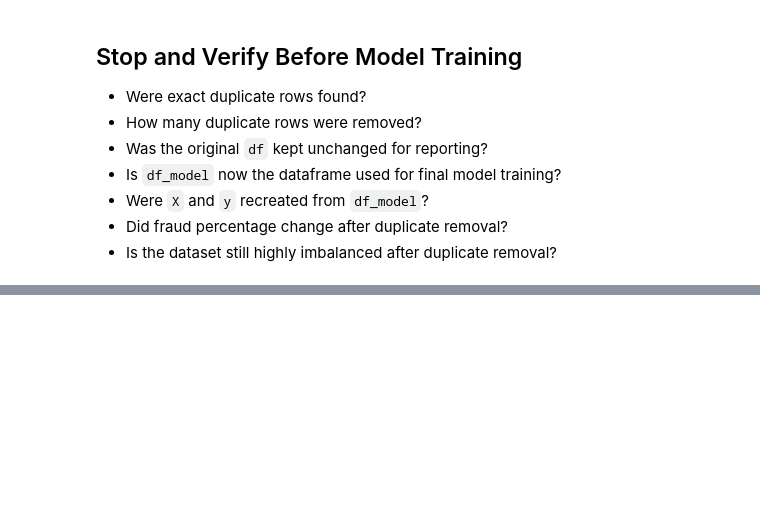
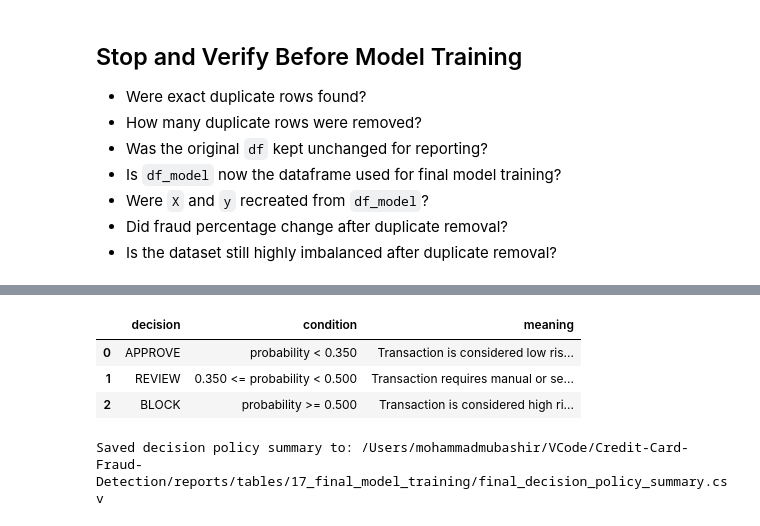
Before and after one commit to mmubashir95/Credit-Card-Fraud-Detection, a Jupyter notebook: notebooks/17_final_model_training.ipynb, the cells around one changed output, grey strips where cells are left out. Saved outputs shown, nothing was run; the diff lists cells and outputs as text; code cells hidden in the pictures; blank space fills up the shorter version.

```diff
--- a/notebooks/17_final_model_training.ipynb
+++ b/notebooks/17_final_model_training.ipynb
@@ -500,0 +627,33 @@ The dataset is considered ready for final model training if:
+# %%
+decision_rule_summary = pd.DataFrame(
+    [
+        {
+            "decision": "APPROVE",
+            "condition": f"probability < {review_threshold:.3f}",
+            "meaning": "Transaction is considered low risk and can be approved.",
+        },
+        {
+            "decision": "REVIEW",
+            "condition": (
+                f"{review_threshold:.3f} <= probability < {block_threshold:.3f}"
+            ),
+            "meaning": "Transaction requires manual or secondary review.",
+        },
+        {
+            "decision": "BLOCK",
+            "condition": f"probability >= {block_threshold:.3f}",
+            "meaning": "Transaction is considered high risk and should be blocked.",
+        },
+    ]
+)
+
+decision_policy_summary_path = TABLES_DIR / "final_decision_policy_summary.csv"
+decision_rule_summary.to_csv(decision_policy_summary_path, index=False)
+display(decision_rule_summary)
+print(f"Saved decision policy summary to: {decision_policy_summary_path}")
+# %% [output]
+|  | decision | condition | meaning |
+| 0 | APPROVE | probability < 0.350 | Transaction is considered low ris... |
+| 1 | REVIEW | 0.350 <= probability < 0.500 | Transaction requires manual or se... |
+| 2 | BLOCK | probability >= 0.500 | Transaction is considered high ri... |
+Saved decision policy summary to: /Users/mohammadmubashir/VCode/Credit-Card-Fraud-Detection/reports/tables/17_final_model_training/final_decision_policy_summary.csv
```
Also changed, not shown: parts of 14 cells of this notebook.
